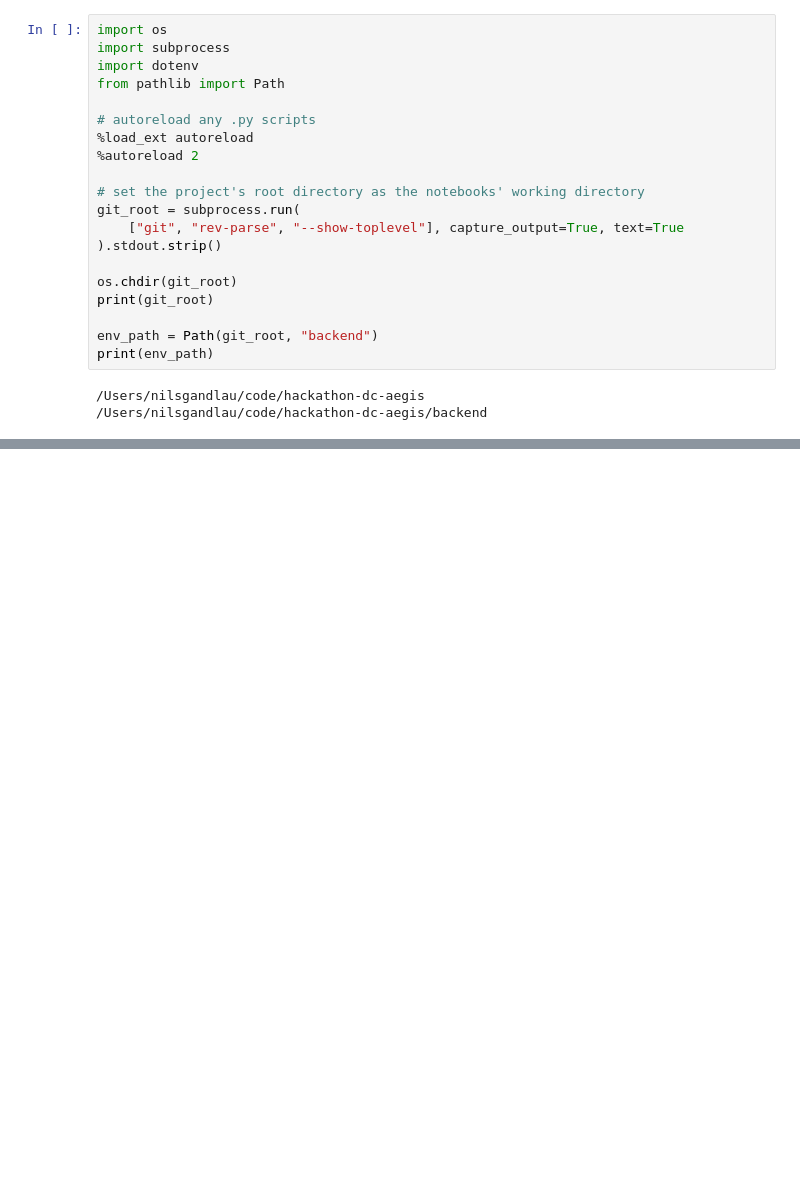
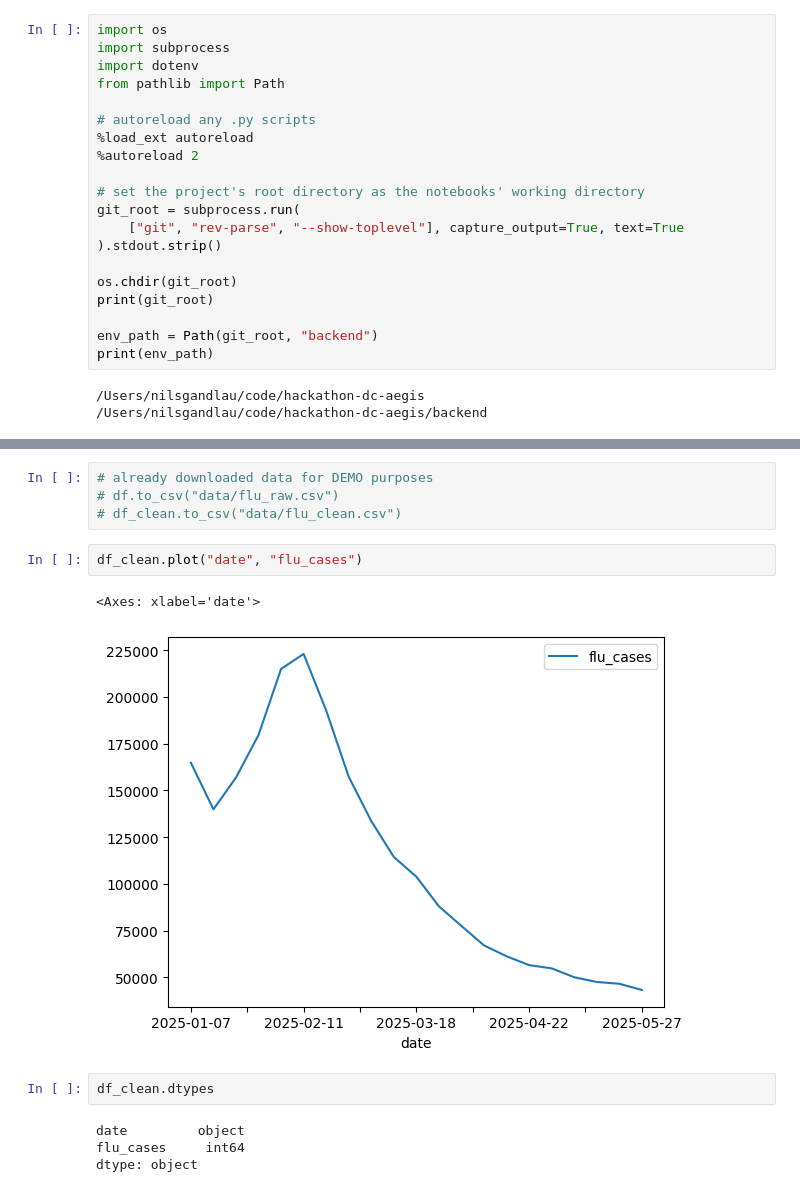
Before and after one commit to ngandlau/hackathon-dc-aegis, a Jupyter notebook: src/notebooks/flu.ipynb, the cells around one changed output, grey strips where cells are left out. Drawn from its saved outputs; the diff is of its cells as text; blank space fills up the shorter version.

```diff
--- a/src/notebooks/flu.ipynb
+++ b/src/notebooks/flu.ipynb
@@ -47,0 +49,15 @@ df_clean
+# %%
+# already downloaded data for DEMO purposes
+# df.to_csv("data/flu_raw.csv")
+# df_clean.to_csv("data/flu_clean.csv")
+# %%
+df_clean.plot("date", "flu_cases")
+# %% [output]
+<Axes: xlabel='date'>
+[figure, added]
+# %%
+df_clean.dtypes
+# %% [output]
+date         object
+flu_cases     int64
+dtype: object
```
Also changed, not shown: parts of 2 cells of this notebook, 2 other files.
